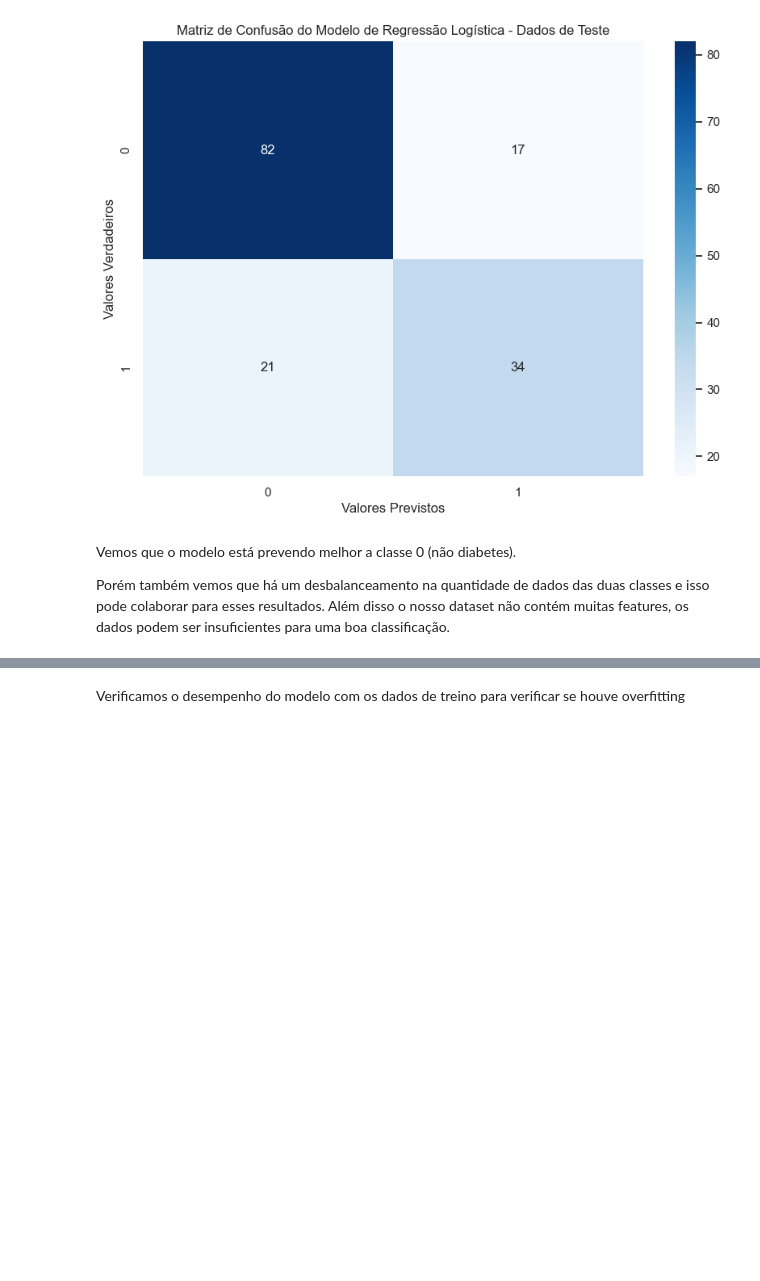
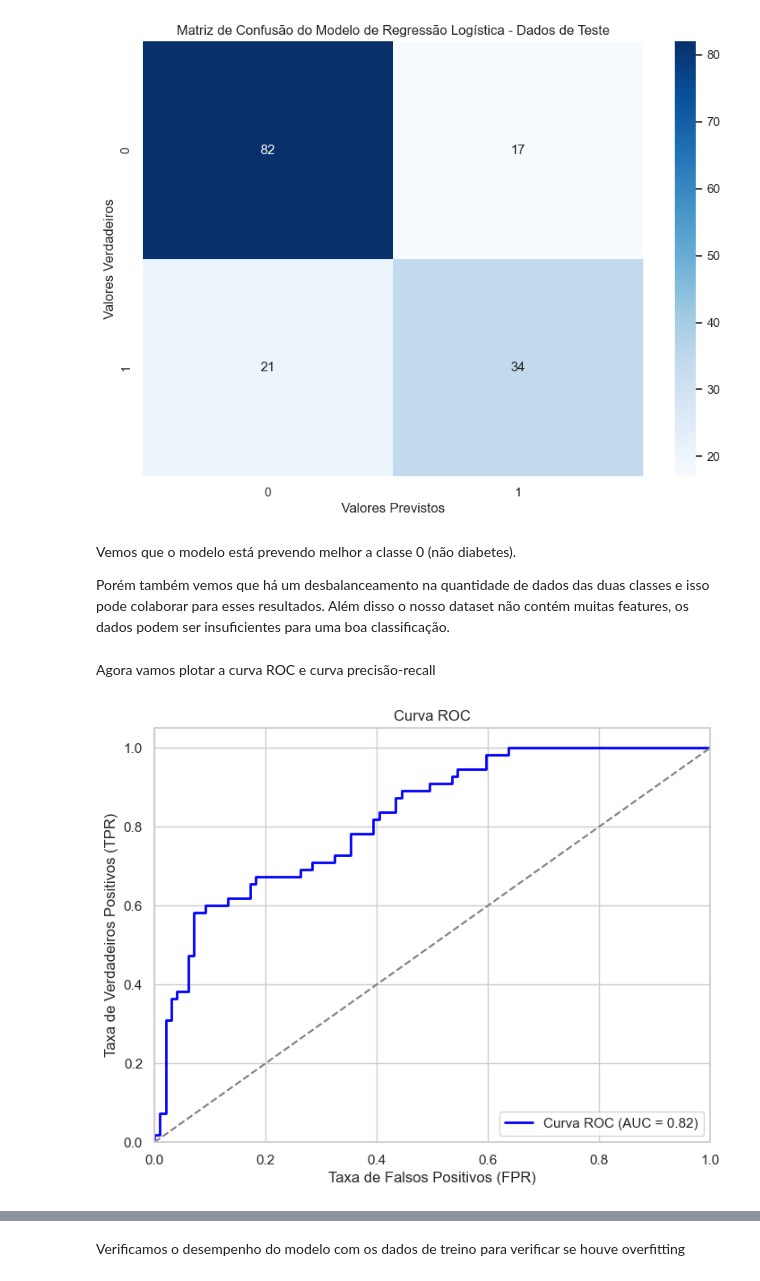
Before and after one commit to HannaCarla/machine-learning-classes, a Jupyter notebook: Aula1 - Intro_ML/diabetes_prediction.ipynb, the cells around one changed output, grey strips where cells are left out. Saved outputs shown, nothing was run; the diff lists cells and outputs as text; code cells hidden in the pictures; blank space fills up the shorter version.

Commit message:
roc curve

```diff
--- a/Aula1 - Intro_ML/diabetes_prediction.ipynb
+++ b/Aula1 - Intro_ML/diabetes_prediction.ipynb
@@ -360,3 +360,5 @@ Vemos que o modelo está prevendo melhor a classe 0 (não diabetes).
 
 Porém também vemos que há um desbalanceamento na quantidade de dados das duas classes e isso pode colaborar para esses resultados.
 Além disso o nosso dataset não contém muitas features, os dados podem ser insuficientes para uma boa classificação.
+# %% [markdown]
+Agora vamos plotar a curva ROC e curva precisão-recall
@@ -362,0 +367,25 @@ Além disso o nosso dataset não contém muitas features, os dados podem ser ins
+# %%
+# Calcular probabilidades de classe para o modelo
+probabilidades_classe = logreg.predict_proba(X_test_rescaled)[:, 1]
+
+# Calcular a curva ROC
+fpr, tpr, _ = roc_curve(y_test, probabilidades_classe)
+
+# Calcular a área sob a curva ROC (AUC)
+area_roc = auc(fpr, tpr)
+# %%
+# Plotar a curva ROC
+plt.figure(figsize=(8, 6))
+plt.plot(fpr, tpr, color='blue', lw=2, label='Curva ROC (AUC = %0.2f)' % area_roc)
+plt.plot([0, 1], [0, 1], color='gray', linestyle='--')
+plt.xlim([0.0, 1.0])
+plt.ylim([0.0, 1.05])
+plt.xlabel('Taxa de Falsos Positivos (FPR)')
+plt.ylabel('Taxa de Verdadeiros Positivos (TPR)')
+plt.title('Curva ROC')
+plt.legend(loc="lower right")
+plt.grid(True)
+
+plt.show()
+# %% [output]
+[figure, added]
```
Also changed, not shown: parts of 12 cells of this notebook.
